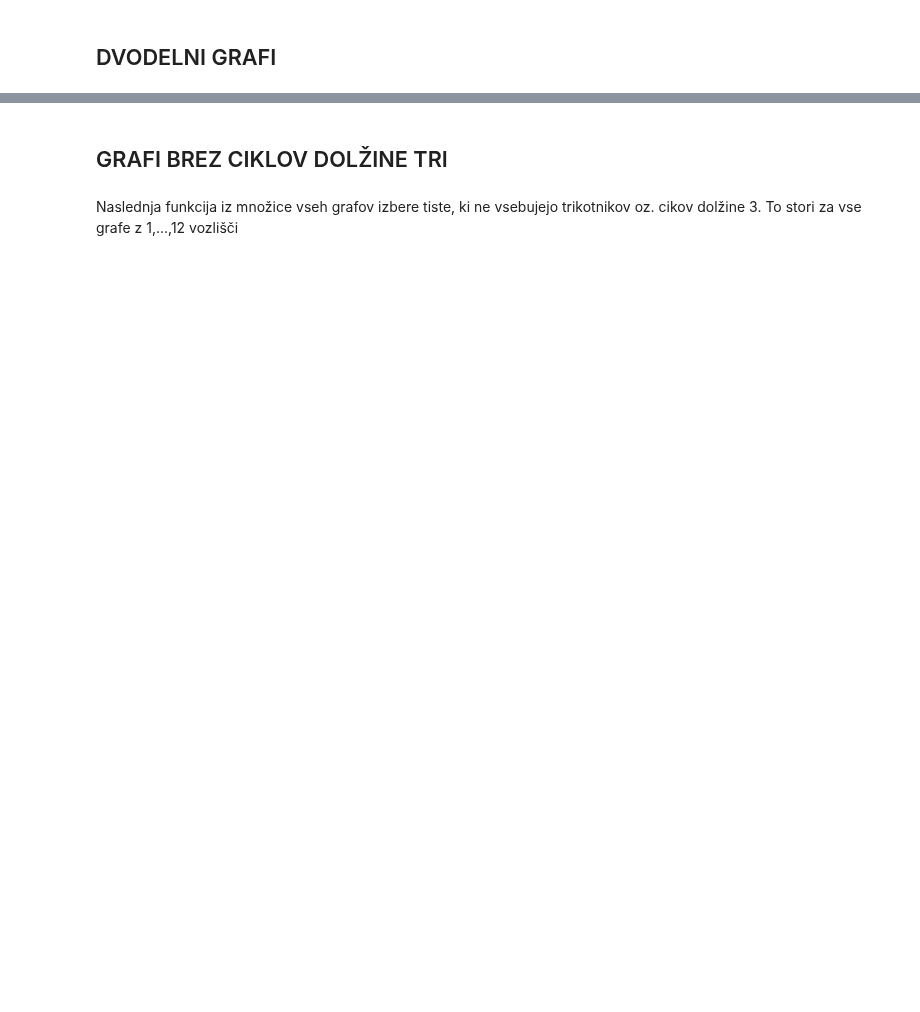
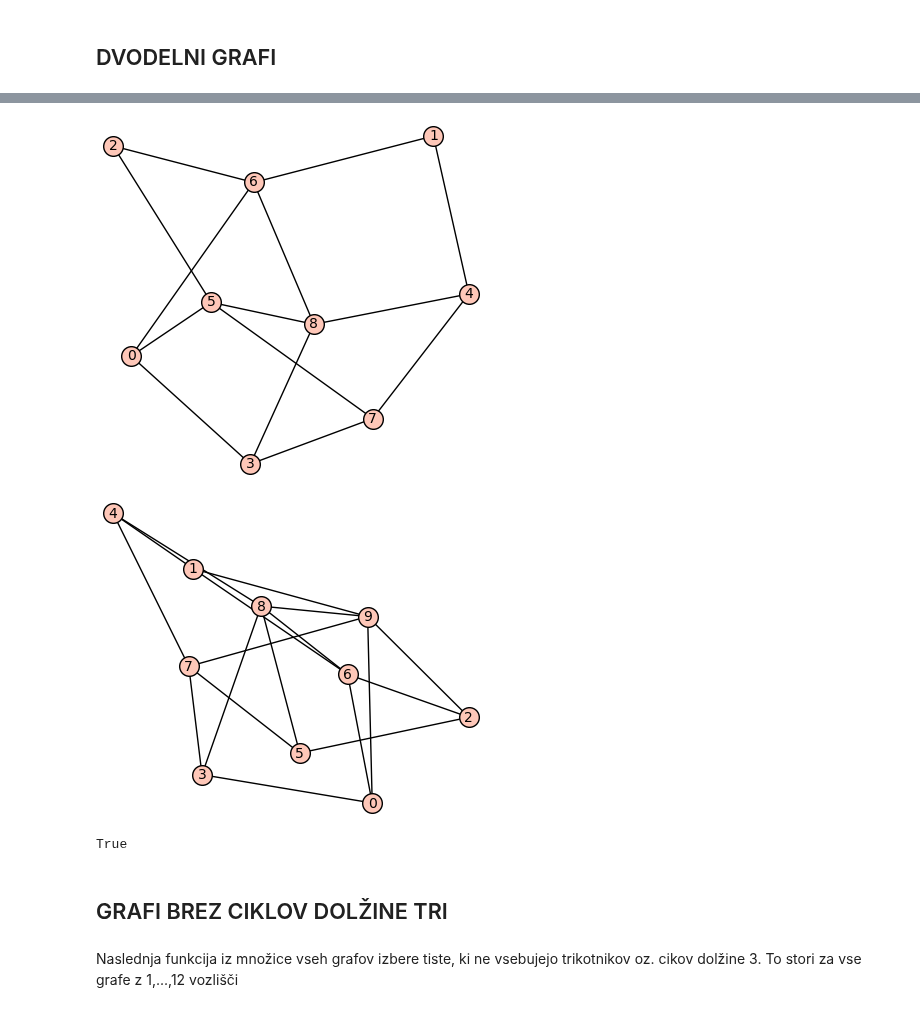
Before and after one commit to maticccc/Pingdingshan-number, a Jupyter notebook: test_sagea.ipynb, the cells around one changed output, grey strips where cells are left out. Drawn from its saved outputs; the diff is of its cells as text; code cells hidden in the pictures; blank space fills up the shorter version.

Commit message:
popravljene funkcije, ki ustvarijo slovarje

```diff
--- a/test_sagea.ipynb
+++ b/test_sagea.ipynb
@@ -175,13 +158,0 @@ dvodelni_grafi
-# %%
-slovar_dvodelni = {
-    1:[], 2:[], 3:[], 4:[], 5:[], 6:[],7:[], 8:[]}
-
-def pds_dvodelni():
-    for gen in dvodelni_grafi:
-        for g in gen:
-            if pds(g) == max_dict_dvod.get(g.order()):
-                slovar_dvodelni[g.order()] = (g, pds(g))
-    return slovar_dvodelni
-
-pds_dvodelni = pds_dvodelni()
-pds_dvodelni
@@ -197,10 +159,16 @@ pds_dvodelni
-# %%
-pds_dvodelni = {}
-def st_poti(seznam_grafov):
-
-    for G in seznam_grafov:
-        st_vozlisc = len(G.vertices())
-        if pds_dvodelni.get(st_vozlisc) is None:
-            pds_dvodelni[st_vozlisc] = []
-        pds_dvodelni[st_vozlisc] = pds_dvodelni[st_vozlisc].append(pds(G))
-    return pds_dvodelni
+# %%
+# funkcija, ki ustvari slovar z maksimalnimi vrednostmi PDS in pripadajočim dvodelnim grafom
+
+def pds_dvodelni():
+    slovar_dvodelni = {}
+    for grafi in gen_dvodelni_grafi():
+        maks = 0
+        for G in grafi:
+            if pds(G) > maks:
+                maks = pds(G)
+                slovar_dvodelni[G.order()] = (G, pds(G))
+    return slovar_dvodelni
+
+
+slovar_dvodelni = pds_dvodelni()
+slovar_dvodelni
@@ -207,3 +186,13 @@ def st_poti(seznam_grafov):
+# %%
+G_dvod_9, _ = pds_dvodelni[9]
+G_dvod_9.show()
+G_dvod_10, _ = pds_dvodelni[10]
+G_dvod_10.show()
+G_dvod_10.is_triangle_free()
+# %% [output]
+[figure, added]
+[figure, added]
+True
 # %% [markdown]
 ## GRAFI BREZ CIKLOV DOLŽINE TRI
 # %% [markdown]
```
Also changed, not shown: parts of 33 cells of this notebook.
